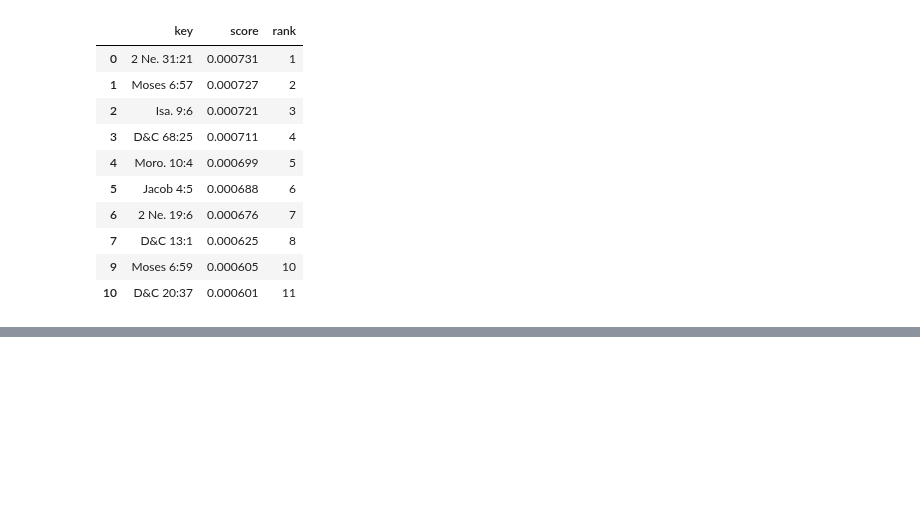
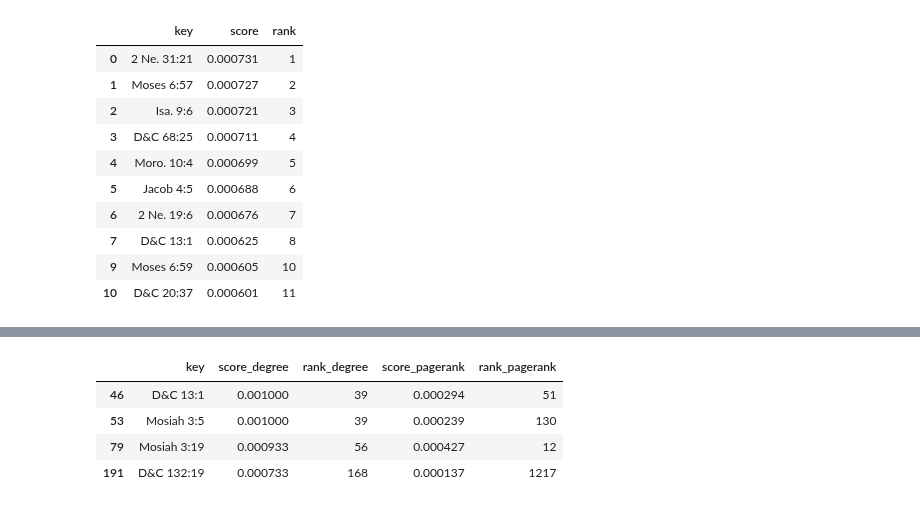
Before and after one commit to skearnes/scripture-graph, a Jupyter notebook: posts/2021-01-08/post.ipynb, the cells around one changed output, grey strips where cells are left out. Saved outputs shown, nothing was run; the diff lists cells and outputs as text; code cells hidden in the pictures; blank space fills up the shorter version.

```diff
--- a/posts/2021-01-08/post.ipynb
+++ b/posts/2021-01-08/post.ipynb
@@ -447,0 +506,8 @@ authority_df[~authority_df.key.str.startswith(('TG', 'ITC'))].head(10)
+# %%
+merged[merged.key.isin(['D&C 132:19', 'D&C 13:1', 'Mosiah 3:19', 'Mosiah 3:5'])]
+# %% [output]
+|  | key | score_degree | rank_degree | score_pagerank | rank_pagerank |
+| 46 | D&C 13:1 | 0.001000 | 39 | 0.000294 | 51 |
+| 53 | Mosiah 3:5 | 0.001000 | 39 | 0.000239 | 130 |
+| 79 | Mosiah 3:19 | 0.000933 | 56 | 0.000427 | 12 |
+| 191 | D&C 132:19 | 0.000733 | 168 | 0.000137 | 1217 |
```
Also changed, not shown: parts of 8 cells of this notebook.
